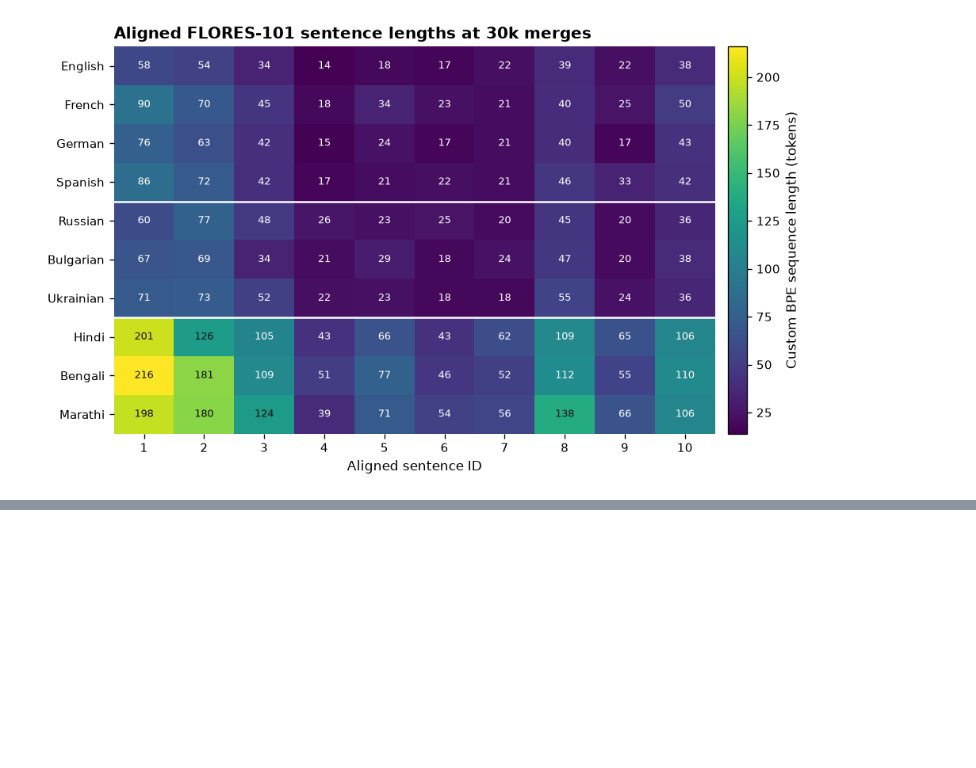
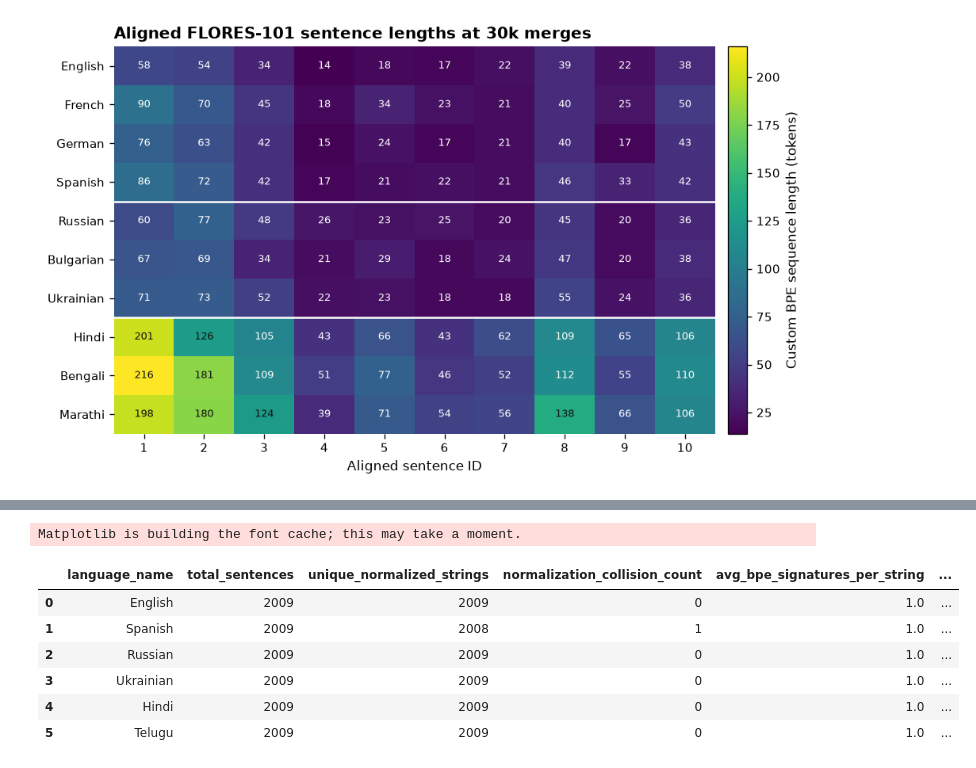
Before and after one commit to samarthgaggar/multi-lang-tokenization, a Jupyter notebook: tokenization_flores.ipynb, the cells around one changed output, grey strips where cells are left out. Cells and saved outputs as stored; diff of their text form; code cells hidden in the pictures; blank space fills up the shorter version.

```diff
--- a/tokenization_flores.ipynb
+++ b/tokenization_flores.ipynb
@@ -581,0 +600,80 @@ drwxr-xr-x 1 root root  4096 Jun  4 13:32 sample_data
+# %%
+from pathlib import Path
+import json
+import math
+
+import matplotlib.pyplot as plt
+import numpy as np
+import pandas as pd
+
+CONSISTENCY_ROOT = Path("flexitokens/flexitokens/results/token_consistency_full_v2")
+CONSISTENCY_LANGUAGES = ["en", "es", "ru", "uk", "hi", "te"]
+LANGUAGE_NAMES = {"en": "English", "es": "Spanish", "ru": "Russian", "uk": "Ukrainian", "hi": "Hindi", "te": "Telugu"}
+REQUIRED_ARTIFACTS = [
+    "per_language_summary.csv",
+    "tokenization_vocabulary_by_string.csv",
+    "top_ambiguous_strings.csv",
+    "vocab_signatures.json",
+    "run_manifest.json",
+]
+
+missing = [
+    f"{language}/{artifact}"
+    for language in CONSISTENCY_LANGUAGES
+    for artifact in REQUIRED_ARTIFACTS
+    if not (CONSISTENCY_ROOT / language / artifact).is_file()
+]
+if missing:
+    raise FileNotFoundError(
+        "The verified consistency section requires completed full-corpus outputs. Missing: " + ", ".join(missing)
+    )
+
+consistency_summaries = []
+consistency_manifests = {}
+for language in CONSISTENCY_LANGUAGES:
+    directory = CONSISTENCY_ROOT / language
+    manifest = json.loads((directory / "run_manifest.json").read_text())
+    if manifest.get("status") != "complete" or manifest.get("error_count") != 0:
+        raise RuntimeError(f"{language} is not a validated result: {manifest}")
+    summary = pd.read_csv(directory / "per_language_summary.csv")
+    if len(summary) != 1 or int(summary.loc[0, "error_count"]) != 0:
+        raise RuntimeError(f"{language} summary is not a single error-free full-corpus row")
+    consistency_summaries.append(summary)
+    consistency_manifests[language] = manifest
+
+consistency_summary = pd.concat(consistency_summaries, ignore_index=True)
+if not (consistency_summary["total_sentences"] == 2009).all():
+    raise RuntimeError("Expected 2,009 FLORES dev + devtest sentences per language")
+if not (consistency_summary["seed_repeats"] == 5).all():
+    raise RuntimeError("Expected five FlexiTokens seeds per language")
+
+def wilson_interval(successes, total, z=1.96):
+    p = successes / total
+    denominator = 1 + z**2 / total
+    center = (p + z**2 / (2 * total)) / denominator
+    radius = z * math.sqrt(p * (1 - p) / total + z**2 / (4 * total**2)) / denominator
+    return center - radius, center + radius
+
+intervals = consistency_summary.apply(
+    lambda row: wilson_interval(row["strings_with_fxt_seed_variation"], row["unique_normalized_strings"]), axis=1
+)
+consistency_summary[["seed_variation_ci_low", "seed_variation_ci_high"]] = pd.DataFrame(intervals.tolist(), index=consistency_summary.index) * 100
+consistency_summary["language_name"] = consistency_summary["language"].map(LANGUAGE_NAMES)
+consistency_summary = consistency_summary.sort_values("language", key=lambda values: values.map({language: i for i, language in enumerate(CONSISTENCY_LANGUAGES)}))
+
+display_columns = [
+    "language_name", "total_sentences", "unique_normalized_strings", "normalization_collision_count",
+    "avg_bpe_signatures_per_string", "avg_fxt_signatures_per_string",
+    "strings_with_fxt_seed_variation", "percent_strings_with_fxt_seed_variation",
+    "seed_variation_ci_low", "seed_variation_ci_high",
+]
+consistency_summary[display_columns].round(3)
+# %% [output]
+Matplotlib is building the font cache; this may take a moment.
+|  | language_name | total_sentences | unique_normalized_strings | normalization_collision_count | avg_bpe_signatures_per_string | ... |
+| 0 | English | 2009 | 2009 | 0 | 1.0 | ... |
+| 1 | Spanish | 2009 | 2008 | 1 | 1.0 | ... |
+| 2 | Russian | 2009 | 2009 | 0 | 1.0 | ... |
+| 3 | Ukrainian | 2009 | 2009 | 0 | 1.0 | ... |
+| 4 | Hindi | 2009 | 2009 | 0 | 1.0 | ... |
+| 5 | Telugu | 2009 | 2009 | 0 | 1.0 | ... |
```
Also changed, not shown: parts of 8 cells of this notebook, 53 other files.
